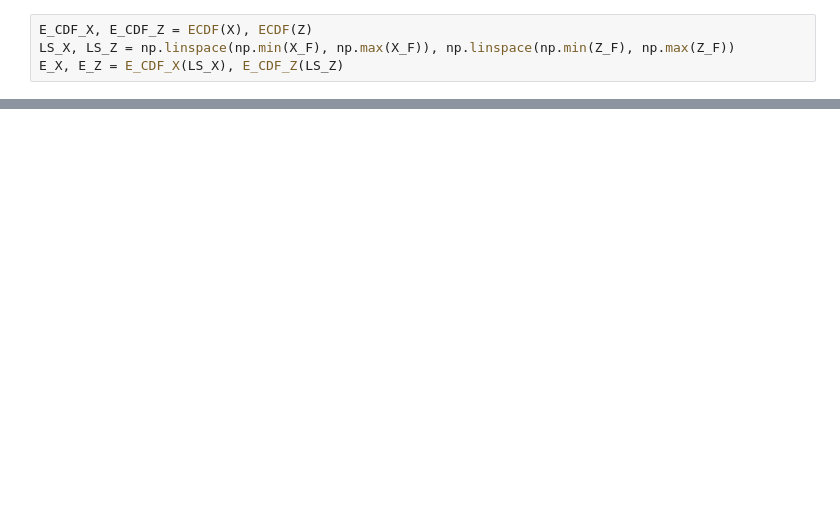
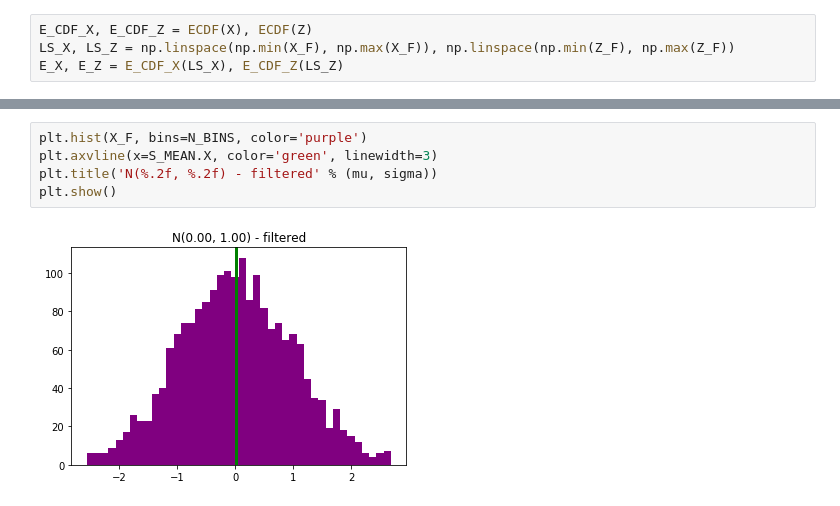
Before and after one commit to MilkyCousin/ML-university-tasks, a Jupyter notebook: lab0/horbunov_lab_0.ipynb, the cells around one changed output, grey strips where cells are left out. Drawn from its saved outputs; the diff is of its cells as text; blank space fills up the shorter version.

```diff
--- a/lab0/horbunov_lab_0.ipynb
+++ b/lab0/horbunov_lab_0.ipynb
@@ -103 +101,8 @@ Z    117.261165
 dtype: float64
+# %%
+plt.hist(X_F, bins=N_BINS, color='purple')
+plt.axvline(x=S_MEAN.X, color='green', linewidth=3)
+plt.title('N(%.2f, %.2f) - filtered' % (mu, sigma))
+plt.show()
+# %% [output]
+[figure, added]
```
Also changed, not shown: parts of 10 cells of this notebook.
